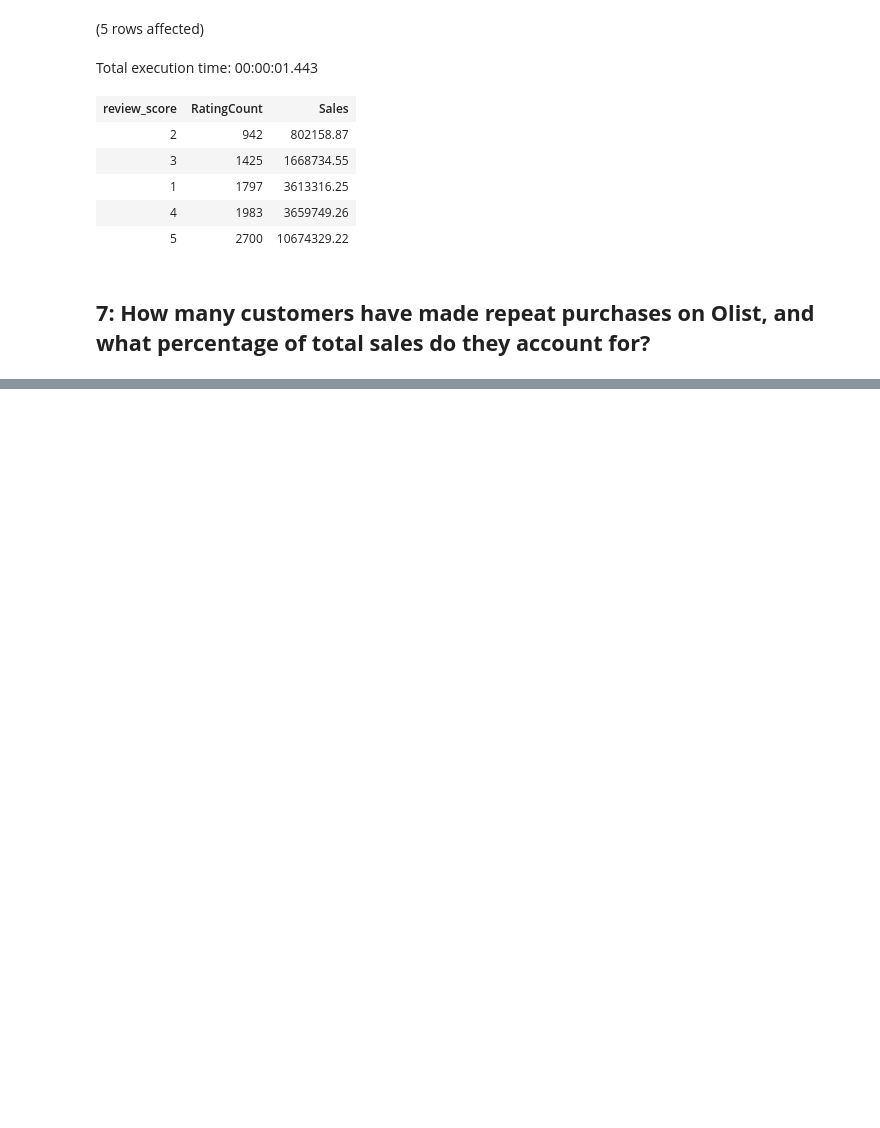
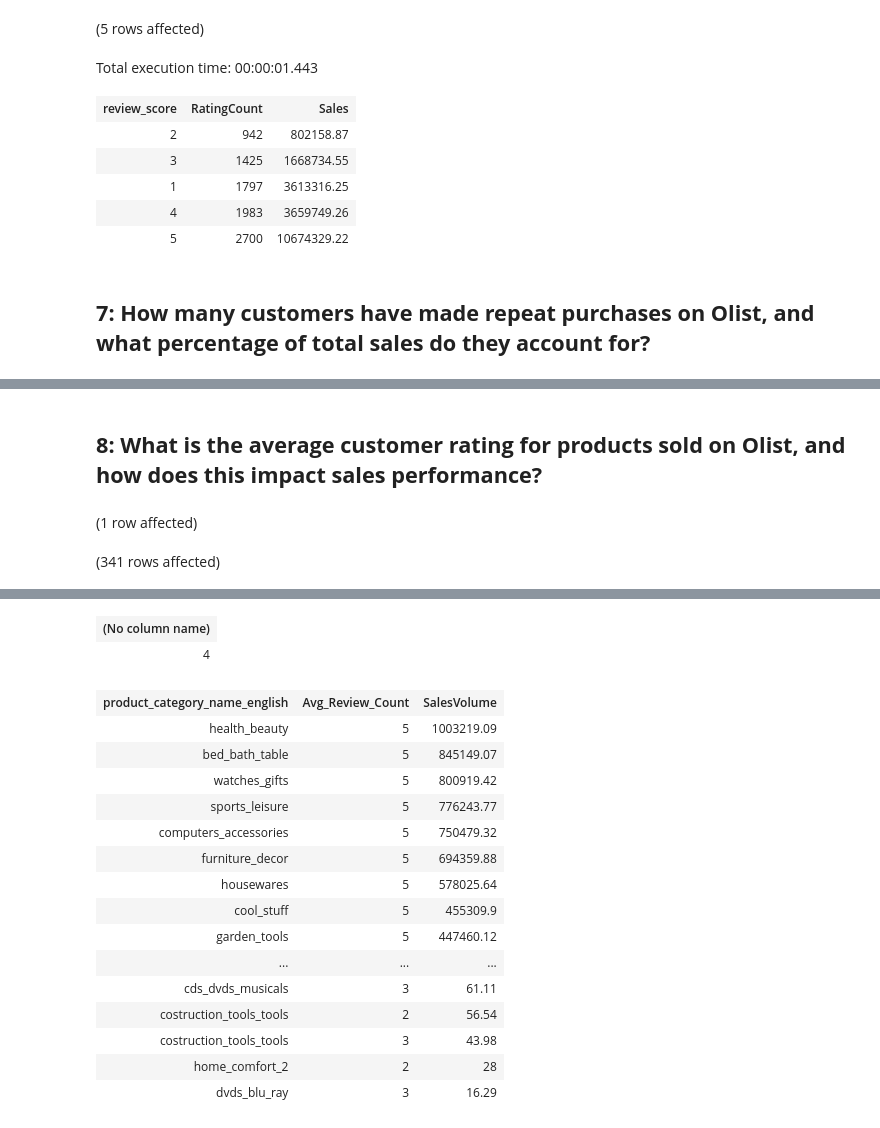
Before and after one commit to Emem-Data/Olist_Business, a Jupyter notebook: EDA.ipynb, the cells around one changed output, grey strips where cells are left out. Saved outputs shown, nothing was run; the diff lists cells and outputs as text; code cells hidden in the pictures; blank space fills up the shorter version.

```diff
--- a/EDA.ipynb
+++ b/EDA.ipynb
@@ -199,0 +199,19 @@ FROM(
+# %% [markdown]
+## **8: What is the average customer rating for products sold on Olist, and how does this impact sales performance?**
+# %%
+SELECT AVG(review_score)
+FROM OlistBusiness.dbo.olist_order_reviews_dataset;
+
+
+
+SELECT pc.product_category_name_english, AVG(OOR.review_score) Avg_Review_Count, ROUND(SUM(ordersProd.payment_value), 2) SalesVolume
+FROM OlistBusiness.dbo.olist_order_reviews_dataset OOR
+JOIN OlistBusiness.dbo.olist_order_payments_dataset ordersProd ON OOR.order_id = ordersProd.order_id
+JOIN OlistBusiness.dbo.olist_order_items_dataset ordersItems ON ordersProd.order_id = ordersItems.order_id
+JOIN OlistBusiness.dbo.olist_products_dataset products ON ordersItems.product_id = products.product_id
+JOIN OlistBusiness.dbo.product_category_name_translation pc ON pc.product_category_name = products.product_category_name
+GROUP BY pc.product_category_name_english, OOR.review_score
+ORDER BY SalesVolume DESC
+# %% [output]
+(1 row affected)
+(341 rows affected)
@@ -199,0 +219,18 @@ FROM(
+| (No column name) |
+| 4 |
+| product_category_name_english | Avg_Review_Count | SalesVolume |
+| health_beauty | 5 | 1003219.09 |
+| bed_bath_table | 5 | 845149.07 |
+| watches_gifts | 5 | 800919.42 |
+| sports_leisure | 5 | 776243.77 |
+| computers_accessories | 5 | 750479.32 |
+| furniture_decor | 5 | 694359.88 |
+| housewares | 5 | 578025.64 |
+| cool_stuff | 5 | 455309.9 |
+| garden_tools | 5 | 447460.12 |
+| ... | ... | ... |
+| cds_dvds_musicals | 3 | 61.11 |
+| costruction_tools_tools | 2 | 56.54 |
+| costruction_tools_tools | 3 | 43.98 |
+| home_comfort_2 | 2 | 28 |
+| dvds_blu_ray | 3 | 16.29 |
```
Also changed, not shown: parts of 9 cells of this notebook.
